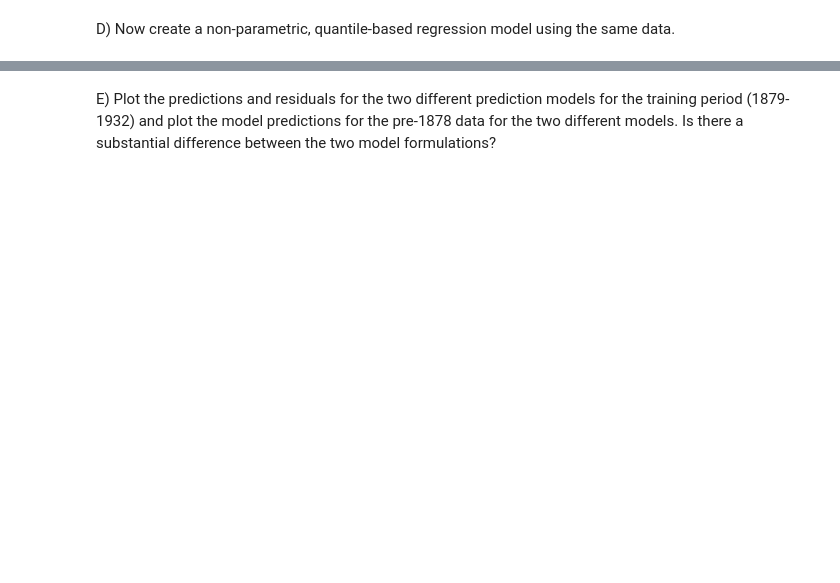
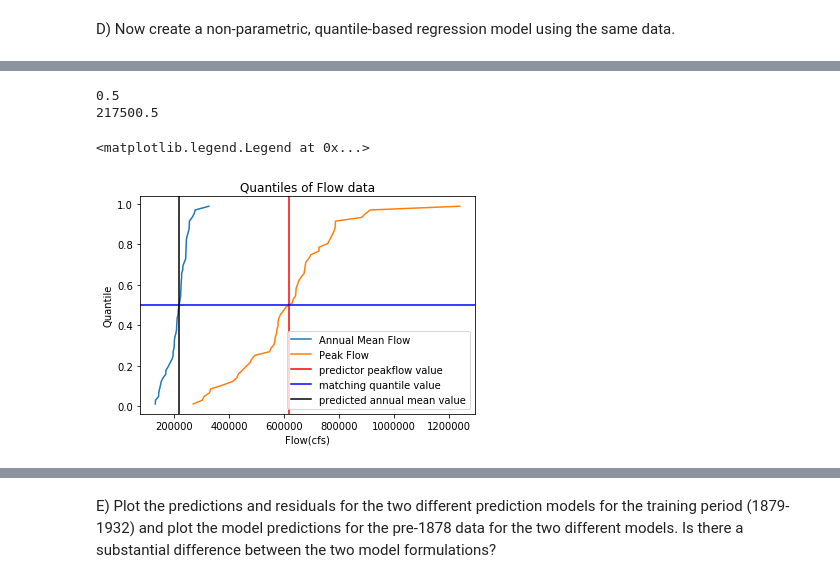
Before and after one commit to AzusaSayuri/UW-Data-analysis, a Jupyter notebook: HW3/Assignment 3 Ximin Hu.ipynb, the cells around one changed output, grey strips where cells are left out. Saved outputs shown, nothing was run; the diff lists cells and outputs as text; code cells hidden in the pictures; blank space fills up the shorter version.

```diff
--- a/HW3/Assignment 3 Ximin Hu.ipynb
+++ b/HW3/Assignment 3 Ximin Hu.ipynb
@@ -430,0 +485,26 @@ df_r
+# %%
+# Let's resume where we were in the cell above.
+f = interp1d(x_ordered, x_quantile)
+print(f(x_test))
+g = interp1d(y_quantile, y_ordered)
+# Note the switch in the ordering of the variables in the interp1d function above
+# Look up for the same value in other lines
+print(g(f(x_test)))
+# %% [output]
+0.5
+217500.5
+# %%
+# Let's plot all of that.
+plt.figure()
+plt.plot(y_ordered, y_quantile, label='Annual Mean Flow')
+plt.plot(x_ordered, x_quantile, label='Peak Flow')
+plt.ylabel('Quantile')
+plt.xlabel('Flow(cfs)')
+plt.title('Quantiles of Flow data')
+plt.axvline(x_test,color='red',label='predictor peakflow value')
+plt.axhline(f(x_test),color='blue',label='matching quantile value')
+plt.axvline(g(f(x_test)),color='black',label='predicted annual mean value')
+plt.legend(loc="best")
+# %% [output]
+<matplotlib.legend.Legend at 0x...>
+[figure, added]
```
Also changed, not shown: parts of 15 cells of this notebook, 2 other files.
